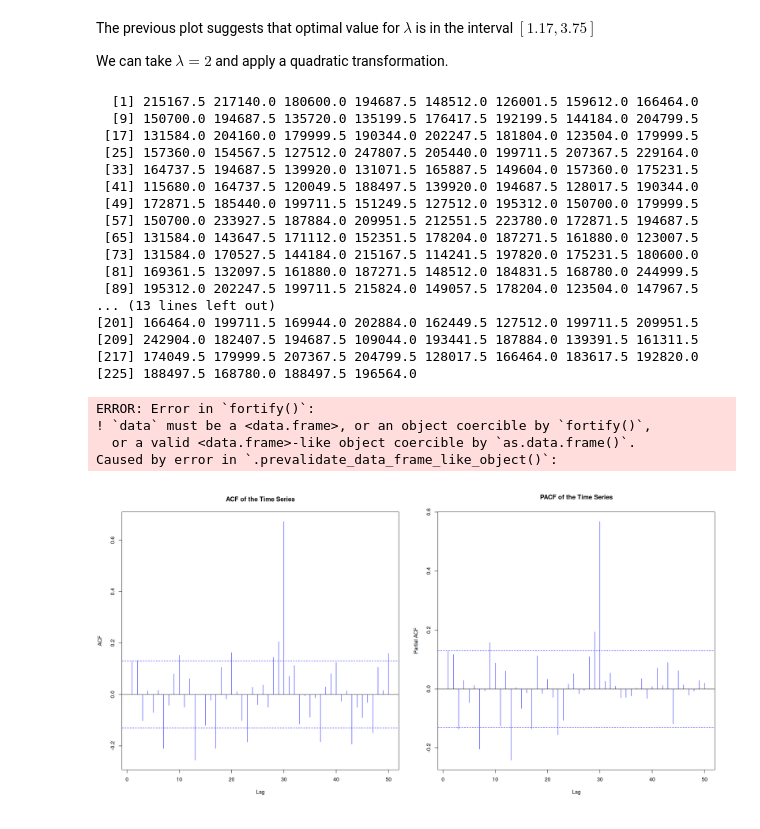
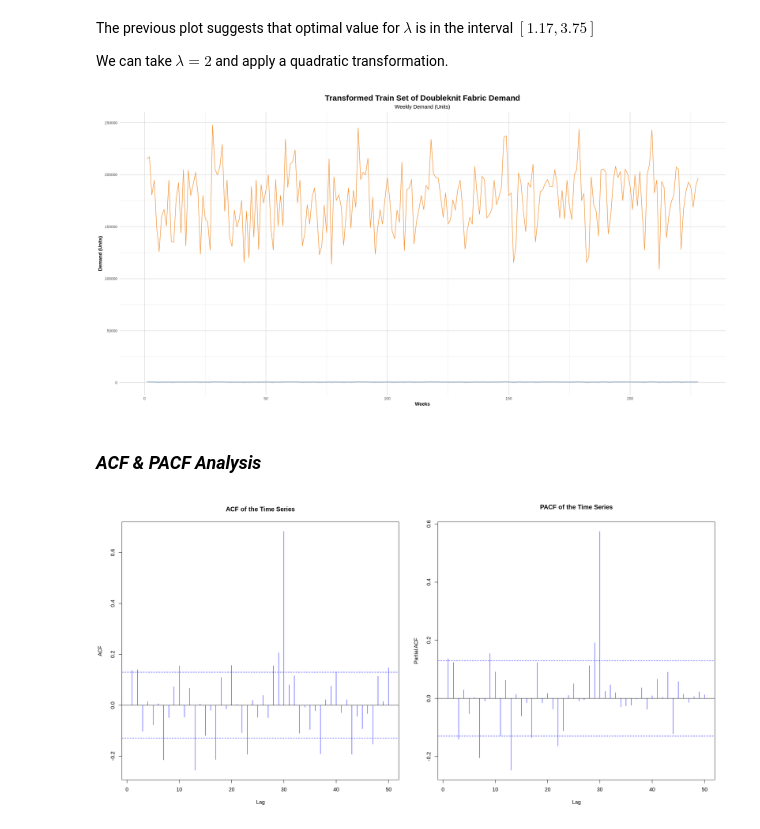
Before and after one commit to LyesHADJAR/TSAC-Individual-Project, a Jupyter notebook: notebooks/tsa_doubleknit_fab.ipynb, the cells around one changed output. Saved outputs shown, nothing was run; the diff lists cells and outputs as text; code cells hidden in the pictures.

Commit message:
Fitting, Testing and evaluating the double knit fabric models

```diff
--- a/notebooks/tsa_doubleknit_fab.ipynb
+++ b/notebooks/tsa_doubleknit_fab.ipynb
@@ -219,47 +241,30 @@ We can take $ \lambda = 2 $ and apply a quadratic transformation.
 # apply the transformation lambda = 2
 
 lambda <- 2
-transformed_data <- (train^lambda - 1) / lambda
+train_transformed <- BoxCox(train, lambda)
+
+train_transformed_df <- data.frame(
+  week = seq(1, length(train_transformed)),
+  x = train_transformed
+)
-# %%
-print(transformed_data)
-# %% [output]
-  [1] 215167.5 217140.0 180600.0 194687.5 148512.0 126001.5 159612.0 166464.0
-  [9] 150700.0 194687.5 135720.0 135199.5 176417.5 192199.5 144184.0 204799.5
- [17] 131584.0 204160.0 179999.5 190344.0 202247.5 181804.0 123504.0 179999.5
- [25] 157360.0 154567.5 127512.0 247807.5 205440.0 199711.5 207367.5 229164.0
- [33] 164737.5 194687.5 139920.0 131071.5 165887.5 149604.0 157360.0 175231.5
- [41] 115680.0 164737.5 120049.5 188497.5 139920.0 194687.5 128017.5 190344.0
- [49] 172871.5 185440.0 199711.5 151249.5 127512.0 195312.0 150700.0 179999.5
- [57] 150700.0 233927.5 187884.0 209951.5 212551.5 223780.0 172871.5 194687.5
- [65] 131584.0 143647.5 171112.0 152351.5 178204.0 187271.5 161880.0 123007.5
- [73] 131584.0 170527.5 144184.0 215167.5 114241.5 197820.0 175231.5 180600.0
- [81] 169361.5 132097.5 161880.0 187271.5 148512.0 184831.5 168780.0 244999.5
- [89] 195312.0 202247.5 199711.5 215824.0 149057.5 178204.0 123504.0 147967.5
-... (13 lines left out)
-[201] 166464.0 199711.5 169944.0 202884.0 162449.5 127512.0 199711.5 209951.5
-[209] 242904.0 182407.5 194687.5 109044.0 193441.5 187884.0 139391.5 161311.5
-[217] 174049.5 179999.5 207367.5 204799.5 128017.5 166464.0 183617.5 192820.0
-[225] 188497.5 168780.0 188497.5 196564.0
 # %%
-# plot the transdormed series compared to the original series
+# plot the transformed train compared to the original train
 
 p5 <- ggplot() +
   geom_line(data = train_df, aes(x = week, y = x), color = "#4E79A7") +
-  geom_line(data = transformed_data, aes(x = week, y = x), color = "#F28E2B") +
+  geom_line(data = train_transformed_df, aes(x = week, y = x), color = "#F28E2B") +
   labs(
-    title = "Transformed vs Original Series",
+    title = "Transformed Train Set of Doubleknit Fabric Demand",
     subtitle = "Weekly Demand (Units)",
     x = "Weeks",
     y = "Demand (Units)"
   ) +
   theme_tsa()
-
 print(p5)
 # %% [output]
-ERROR: Error in `fortify()`:
-! `data` must be a <data.frame>, or an object coercible by `fortify()`,
-  or a valid <data.frame>-like object coercible by `as.data.frame()`.
-Caused by error in `.prevalidate_data_frame_like_object()`:
+[figure, added]
+# %% [markdown]
+### ***ACF & PACF Analysis***
 # %%
 # plot ACF & PACF and examine them
 
```
Also changed, not shown: parts of 29 cells of this notebook.
